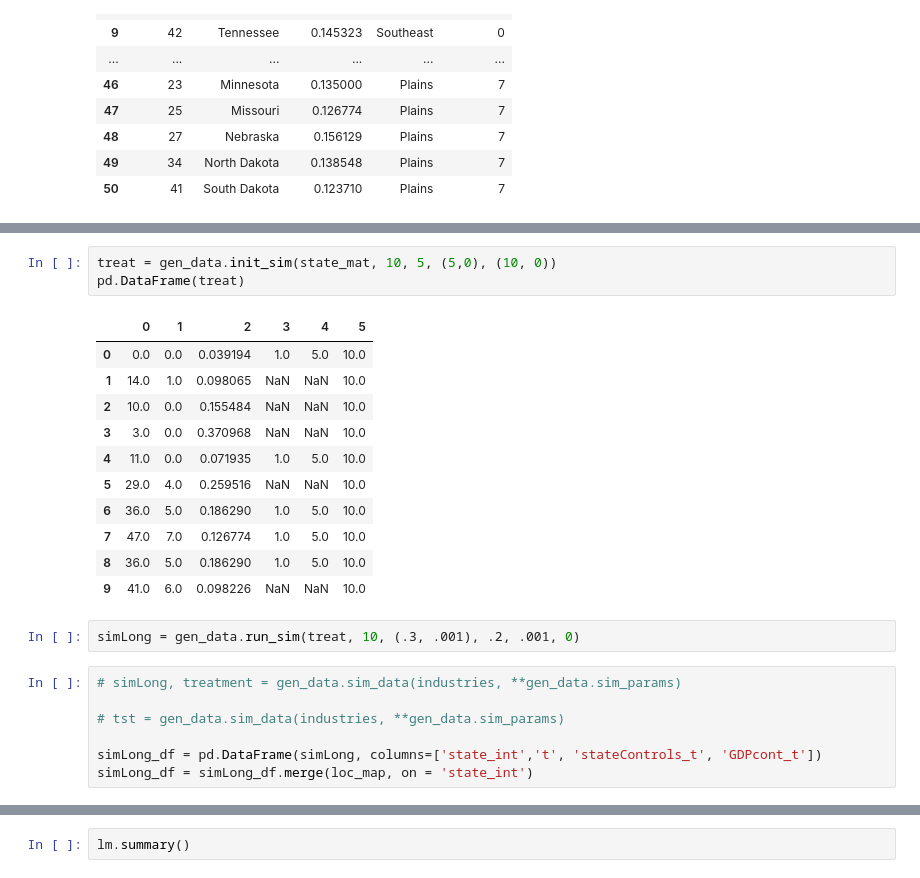
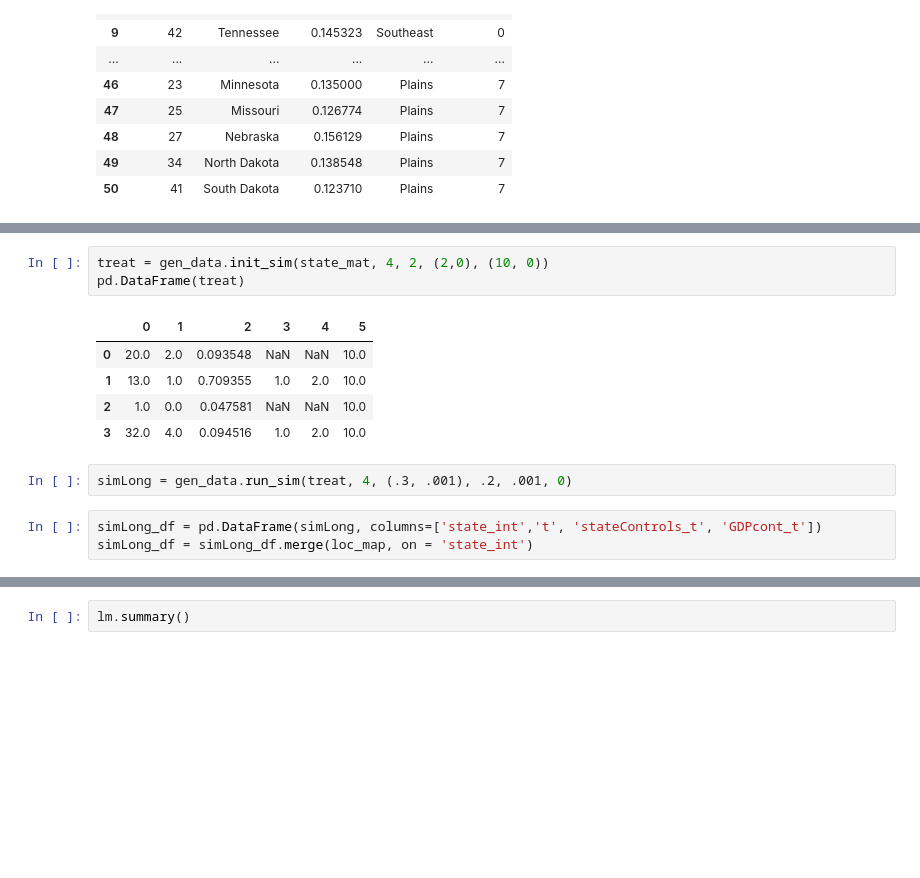
Before and after one commit to GondekNP/TreatmentBiasInvestigator, a Jupyter notebook: setup.ipynb, the cells around one changed output, grey strips where cells are left out. Cells and saved outputs as stored; diff of their text form; blank space fills up the shorter version.

```diff
--- a/setup.ipynb
+++ b/setup.ipynb
@@ -155,26 +124,16 @@ array([[ 0.00000000e+00,  0.00000000e+00,  3.91935484e-02],
        [ 3.40000000e+01,  7.00000000e+00,  1.38548387e-01],
        [ 4.10000000e+01,  7.00000000e+00,  1.23709677e-01]])
 # %%
-treat = gen_data.init_sim(state_mat, 10, 5, (5,0), (10, 0))
+treat = gen_data.init_sim(state_mat, 4, 2, (2,0), (10, 0))
 pd.DataFrame(treat)
 # %% [output]
 |  | 0 | 1 | 2 | 3 | 4 | 5 |
-| 0 | 0.0 | 0.0 | 0.039194 | 1.0 | 5.0 | 10.0 |
-| 1 | 14.0 | 1.0 | 0.098065 | NaN | NaN | 10.0 |
-| 2 | 10.0 | 0.0 | 0.155484 | NaN | NaN | 10.0 |
-| 3 | 3.0 | 0.0 | 0.370968 | NaN | NaN | 10.0 |
-| 4 | 11.0 | 0.0 | 0.071935 | 1.0 | 5.0 | 10.0 |
-| 5 | 29.0 | 4.0 | 0.259516 | NaN | NaN | 10.0 |
-| 6 | 36.0 | 5.0 | 0.186290 | 1.0 | 5.0 | 10.0 |
-| 7 | 47.0 | 7.0 | 0.126774 | 1.0 | 5.0 | 10.0 |
-| 8 | 36.0 | 5.0 | 0.186290 | 1.0 | 5.0 | 10.0 |
-| 9 | 41.0 | 6.0 | 0.098226 | NaN | NaN | 10.0 |
+| 0 | 20.0 | 2.0 | 0.093548 | NaN | NaN | 10.0 |
+| 1 | 13.0 | 1.0 | 0.709355 | 1.0 | 2.0 | 10.0 |
+| 2 | 1.0 | 0.0 | 0.047581 | NaN | NaN | 10.0 |
+| 3 | 32.0 | 4.0 | 0.094516 | 1.0 | 2.0 | 10.0 |
 # %%
-simLong = gen_data.run_sim(treat, 10, (.3, .001), .2, .001, 0)
+simLong = gen_data.run_sim(treat, 4, (.3, .001), .2, .001, 0)
 # %%
-# simLong, treatment = gen_data.sim_data(industries, **gen_data.sim_params)
-
-# tst = gen_data.sim_data(industries, **gen_data.sim_params)
-
 simLong_df = pd.DataFrame(simLong, columns=['state_int','t', 'stateControls_t', 'GDPcont_t'])
 simLong_df = simLong_df.merge(loc_map, on = 'state_int')
```
Also changed, not shown: parts of 18 cells of this notebook, 3 other files.
